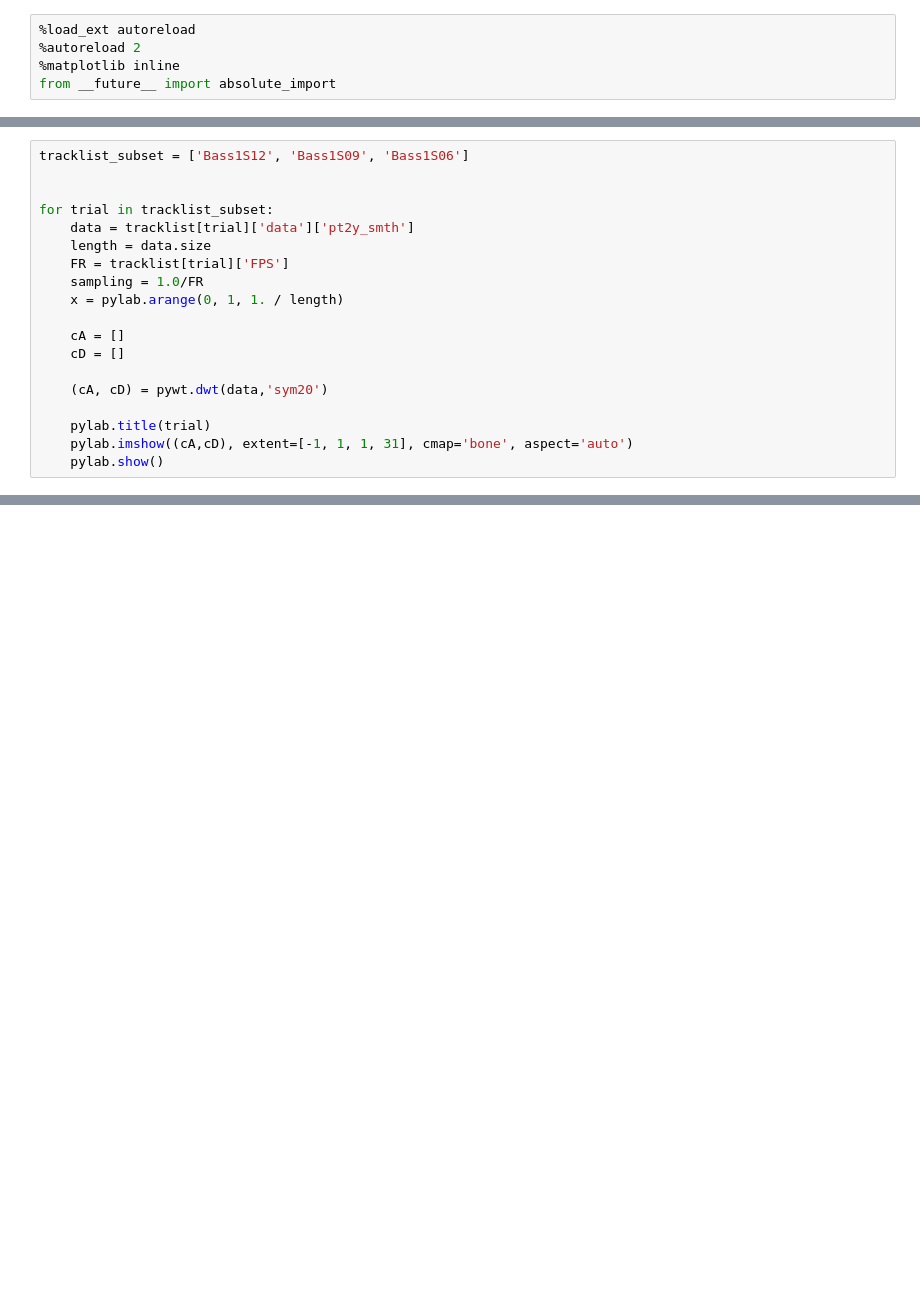
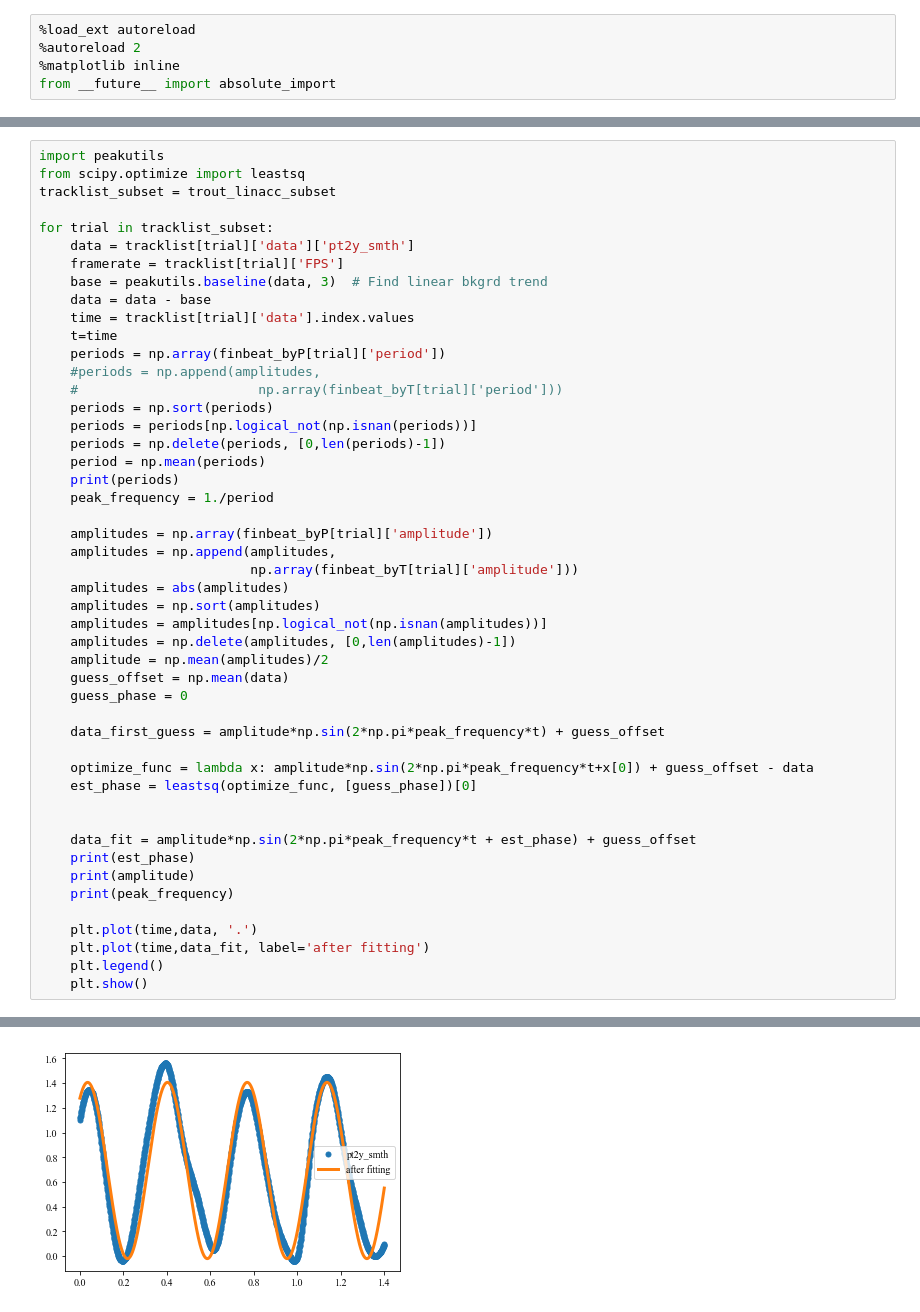
Before and after one commit to kfeilich/FishTrackProcessing, a Jupyter notebook: AccelerationCodeTesting.ipynb, the cells around one changed output, grey strips where cells are left out. Saved outputs shown, nothing was run; the diff lists cells and outputs as text; blank space fills up the shorter version.

Commit message:
Started work on sin_corr -- which will calculate the correlation between the detrended finbeat movement and a perfect sine wave.

```diff
--- a/AccelerationCodeTesting.ipynb
+++ b/AccelerationCodeTesting.ipynb
@@ -114,19 +38,0 @@ ValueError: XA must be a 2-dimensional array.
-# %%
-tracklist_subset = ['Bass1S12', 'Bass1S09', 'Bass1S06']
-
-
-for trial in tracklist_subset:
-    data = tracklist[trial]['data']['pt2y_smth']
-    length = data.size
-    FR = tracklist[trial]['FPS']
-    sampling = 1.0/FR
-    x = pylab.arange(0, 1, 1. / length)
-
-    cA = []
-    cD = []
-
-    (cA, cD) = pywt.dwt(data,'sym20')
-
-    pylab.title(trial)
-    pylab.imshow((cA,cD), extent=[-1, 1, 1, 31], cmap='bone', aspect='auto')
-    pylab.show()
@@ -132,0 +48,49 @@ for trial in tracklist_subset:
+# %%
+import peakutils
+from scipy.optimize import leastsq
+tracklist_subset = trout_linacc_subset
+
+for trial in tracklist_subset:
+    data = tracklist[trial]['data']['pt2y_smth']
+    framerate = tracklist[trial]['FPS']
+    base = peakutils.baseline(data, 3)  # Find linear bkgrd trend
+    data = data - base
+    time = tracklist[trial]['data'].index.values
+    t=time
+    periods = np.array(finbeat_byP[trial]['period'])
+    #periods = np.append(amplitudes,
+    #                       np.array(finbeat_byT[trial]['period']))
+    periods = np.sort(periods)
+    periods = periods[np.logical_not(np.isnan(periods))]
+    periods = np.delete(periods, [0,len(periods)-1])
+    period = np.mean(periods)
+    print(periods)
+    peak_frequency = 1./period
+
+    amplitudes = np.array(finbeat_byP[trial]['amplitude'])
+    amplitudes = np.append(amplitudes,
+                           np.array(finbeat_byT[trial]['amplitude']))
+    amplitudes = abs(amplitudes)
+    amplitudes = np.sort(amplitudes)
+    amplitudes = amplitudes[np.logical_not(np.isnan(amplitudes))]
+    amplitudes = np.delete(amplitudes, [0,len(amplitudes)-1])
+    amplitude = np.mean(amplitudes)/2
+    guess_offset = np.mean(data)
+    guess_phase = 0
+
+    data_first_guess = amplitude*np.sin(2*np.pi*peak_frequency*t) + guess_offset
+
+    optimize_func = lambda x: amplitude*np.sin(2*np.pi*peak_frequency*t+x[0]) + guess_offset - data
+    est_phase = leastsq(optimize_func, [guess_phase])[0]
+
+
+    data_fit = amplitude*np.sin(2*np.pi*peak_frequency*t + est_phase) + guess_offset
+    print(est_phase)
+    print(amplitude)
+    print(peak_frequency)
+
+    plt.plot(time,data, '.')
+    plt.plot(time,data_fit, label='after fitting')
+    plt.legend()
+    plt.show()
+# %% [output]
@@ -132,0 +101 @@ for trial in tracklist_subset:
+[figure, added]
```
Also changed, not shown: parts of 13 cells of this notebook, 5 other files.
